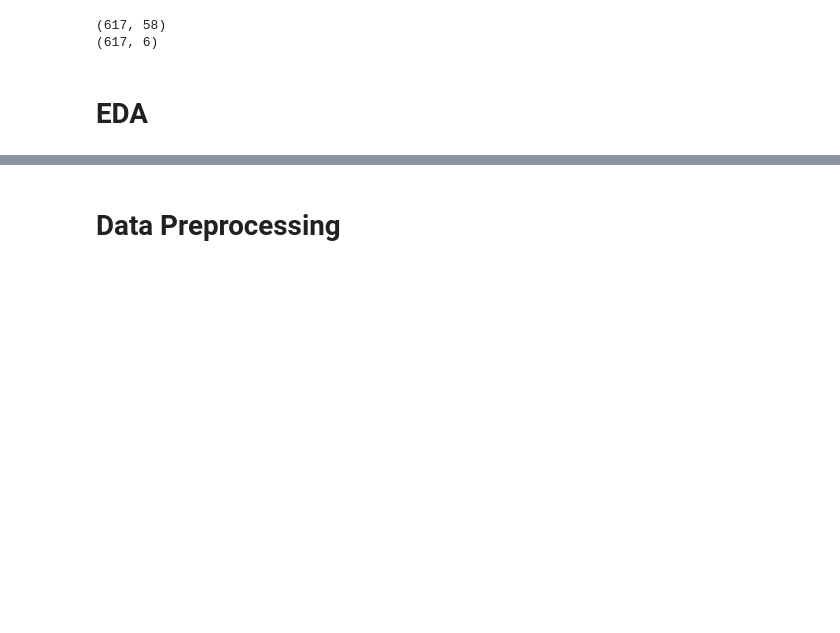
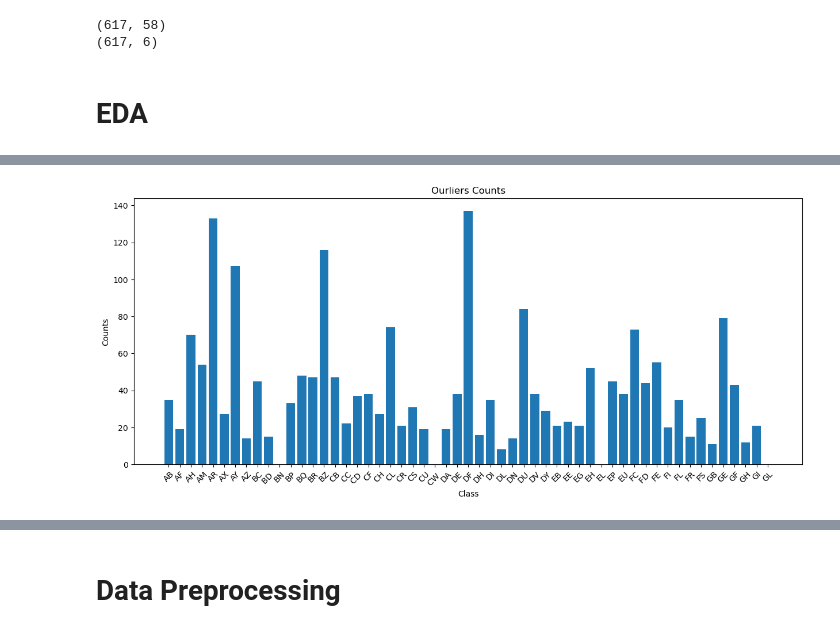
Before and after one commit to quangbui04/age-condition, a Jupyter notebook: age-conditions.ipynb, the cells around one changed output, grey strips where cells are left out. Drawn from its saved outputs; the diff is of its cells as text; code cells hidden in the pictures; blank space fills up the shorter version.

```diff
--- a/age-conditions.ipynb
+++ b/age-conditions.ipynb
@@ -40,0 +75,25 @@ print(df_greek.shape)
+# %%
+# From the plots, we can see that there are a lot of outliers
+# Get the outliers for each column
+outliers = {}
+for i in range(len(column_names)):
+    q1 = df_train[column_names[i]].quantile(0.25)
+    q3 = df_train[column_names[i]].quantile(0.75)
+
+    upper = q3 + (q3-q1)*1.5
+    lower = q1 - (q3-q1)*1.5
+
+    outliers_count = np.sum(df_train[column_names[i]] > upper)
+    outliers[column_names[i]] = outliers_count
+# %%
+# As we can see there are a lot of outliers compare to the total number of examples, this suggest that we should use Robust Scaler
+plt.figure(figsize=(15, 6))
+plt.bar(outliers.keys(),outliers.values())
+
+plt.title("Ourliers Counts")
+plt.xlabel("Class")
+plt.ylabel("Counts")
+plt.xticks(rotation=45)
+plt.show()
+# %% [output]
+[figure, added]
```
Also changed, not shown: parts of 13 cells of this notebook.
